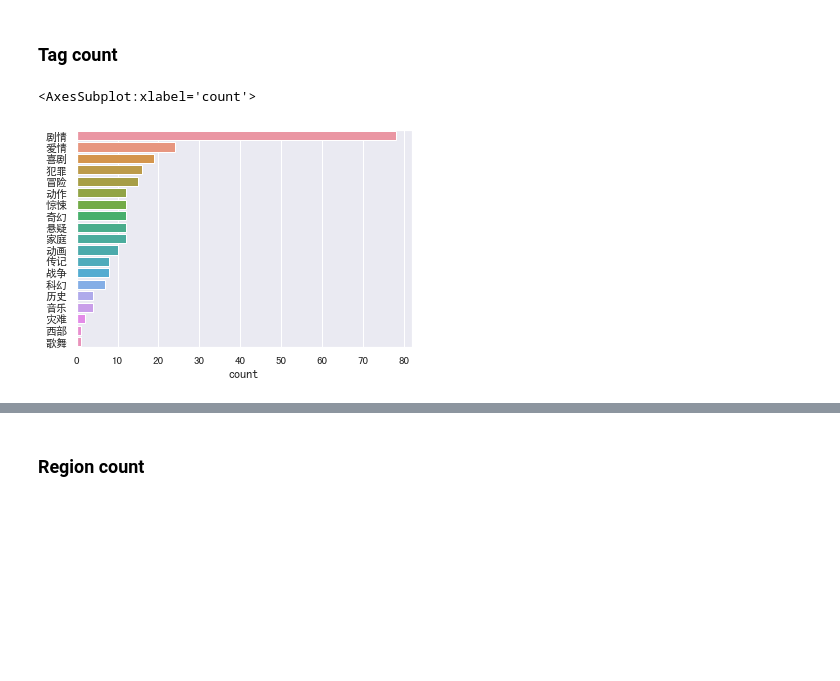
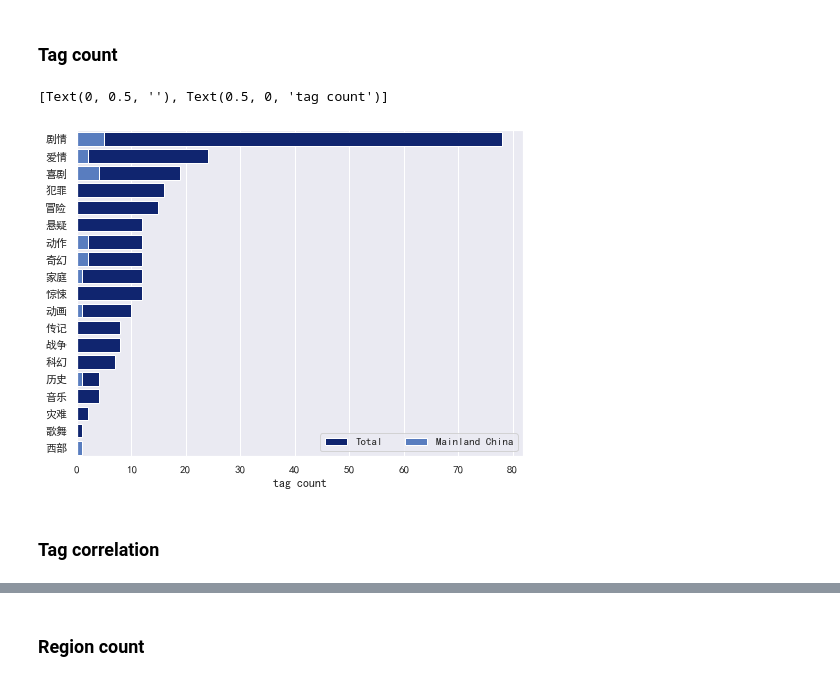
Before and after one commit to 4piu/Maoyan-Top-100, a Jupyter notebook: jupyter.ipynb, the cells around one changed output, grey strips where cells are left out. Drawn from its saved outputs; the diff is of its cells as text; code cells hidden in the pictures; blank space fills up the shorter version.

```diff
--- a/jupyter.ipynb
+++ b/jupyter.ipynb
@@ -82,11 +130,13 @@ top_100
 Import the seaborn library
 # %%
 import seaborn as sns
+import matplotlib as plt
 
 # Fix zh_CN font
 # Make sure you have SimHei font installed in your system.
 # If not, install the font, clear the cache in ~/.cache/matplotlib, then restart jupyter
-sns.set(style="darkgrid", font="SimHei")
+sns.set(style="darkgrid", font="SimHei", rc = {'figure.figsize':(8,6)})
+plt.rcParams['axes.unicode_minus']=False
 # %% [markdown]
 ### User rating distribution
 # %%
@@ -118,8 +172,25 @@ sns.relplot(data=top_100, x='date', y='length', size='score', sizes=(40,400), al
 # %% [markdown]
 ### Tag count
 # %%
-df_flat_tag = pd.Series([x for _list in top_100['tag'] for x in _list])
-sns.countplot(y=df_flat_tag, order=df_flat_tag.value_counts().index)
+# expand tag list and check if mainland
+df_tag_mainland = pd.DataFrame([[tag, '中国大陆' in row['region']] for i, row in top_100.iterrows() for tag in row['tag']], columns=['tag', 'mainland'])
+
+# group by tag name and sum
+df_tag_mainland['total'] = 1
+df_sum_tag_mainland = df_tag_mainland.groupby('tag').agg({'total': 'sum', 'mainland': 'sum'}).reset_index().sort_values('total', ascending=False)
+
+f, ax = plt.pyplot.subplots()
+# Plot the total
+sns.set_color_codes('dark')
+sns.barplot(x="total", y='tag', data=df_sum_tag_mainland, label='Total', color='b')
+# Plot the mainland
+sns.set_color_codes('muted')
+sns.barplot(x="mainland", y='tag', data=df_sum_tag_mainland, label='Mainland China', color='b')
+# Add a legend and informative axis label
+ax.legend(ncol=2, loc="lower right", frameon=True)
+ax.set(ylabel="", xlabel="tag count")
 # %% [output]
-<AxesSubplot:xlabel='count'>
+[Text(0, 0.5, ''), Text(0.5, 0, 'tag count')]
-[figure, old version]
+[figure, new version]
+# %% [markdown]
+### Tag correlation
```
Also changed, not shown: parts of 16 cells of this notebook.
